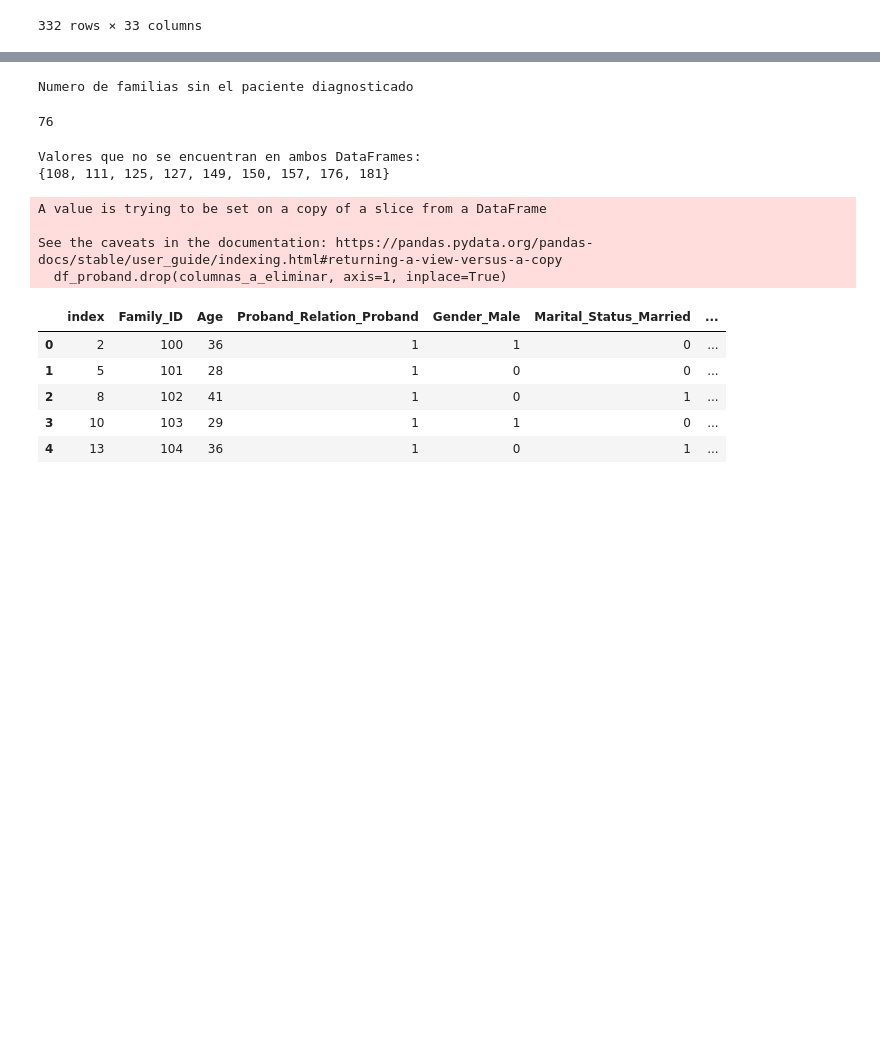
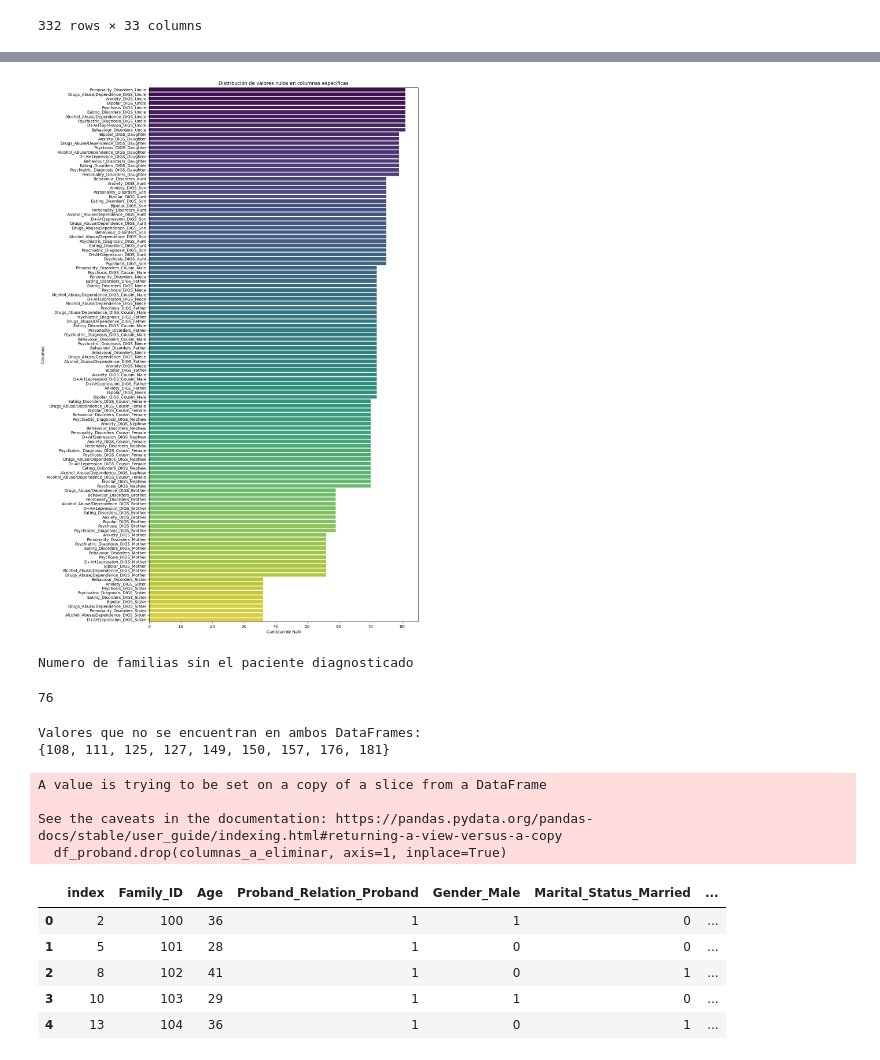
Before and after one commit to A01793101-GMuniz/ProyectoIntegrador, a Jupyter notebook: Avance2_5.ipynb, the cells around one changed output, grey strips where cells are left out. Cells and saved outputs as stored; diff of their text form; code cells hidden in the pictures; blank space fills up the shorter version.

Commit message:
ACTUALIZACION ENTREGA SEMANA

```diff
--- a/Avance2_5.ipynb
+++ b/Avance2_5.ipynb
@@ -434,0 +437,3 @@ df_sinproband.reset_index()
+# %%
+df_sinproband_grafica = df_modelo[df_modelo['Proband_Relation'] != 'Proband']
+df_sinproband_grafica.reset_index()
@@ -434,0 +454,5 @@ df_sinproband.reset_index()
+# %%
+df_proband_grafica = df_modelo[df_modelo['Proband_Relation'] == 'Proband']
+columnas_a_eliminar = ["Religion","Psychiatric_Diagnosis_DIGS", "Psychosis_DIGS", "D+AH1epression_DIGS","Anxiety_DIGS","Bipolar_DIGS","Eating_Disorders_DIGS","Alcohol_Abuse/Dependence_DIGS","Drugs_Abuse/Dependence_DIGS","Behaviour_Disorders","Personality_Disorders"]
+df_proband_grafica.drop(columnas_a_eliminar, axis=1, inplace=True)
+df_proband_grafica=df_proband_grafica.reset_index()
@@ -434,0 +464,78 @@ df_sinproband.reset_index()
+# %%
+# Agrupar por Family_ID y Proband_Relation y combinar los valores de cada columna
+grouped_df_grafica = df_sinproband_grafica.groupby(['Family_ID', 'Proband_Relation']).agg(lambda x: x.tolist()).unstack()
+
+# Reindexar el DataFrame
+grouped_df_grafica = grouped_df_grafica.reset_index()
+
+# Renombrar las columnas
+grouped_df_grafica.columns = [f"{col[0]}_{col[1]}" if col[1] else col[0] for col in grouped_df_grafica.columns]
+# %%
+result_df_grafica = pd.merge(df_proband_grafica, grouped_df_grafica, on='Family_ID', how='left')
+# %%
+# Suponiendo que 'result_df' es el nombre de tu DataFrame
+# result_df = pd.read_csv("nombre_del_archivo.csv")
+columnas_especificas = [
+    'Psychiatric_Diagnosis_DIGS_Aunt', 'Psychiatric_Diagnosis_DIGS_Brother', 'Psychiatric_Diagnosis_DIGS_Cousin_Female',
+    'Psychiatric_Diagnosis_DIGS_Cousin_Male', 'Psychiatric_Diagnosis_DIGS_Daughter', 'Psychiatric_Diagnosis_DIGS_Father',
+    'Psychiatric_Diagnosis_DIGS_Mother', 'Psychiatric_Diagnosis_DIGS_Nephew', 'Psychiatric_Diagnosis_DIGS_Niece',
+    'Psychiatric_Diagnosis_DIGS_Sister', 'Psychiatric_Diagnosis_DIGS_Son', 'Psychiatric_Diagnosis_DIGS_Uncle',
+    'Psychosis_DIGS_Aunt', 'Psychosis_DIGS_Brother', 'Psychosis_DIGS_Cousin_Female', 'Psychosis_DIGS_Cousin_Male',
+    'Psychosis_DIGS_Daughter', 'Psychosis_DIGS_Father', 'Psychosis_DIGS_Mother', 'Psychosis_DIGS_Nephew',
+    'Psychosis_DIGS_Niece', 'Psychosis_DIGS_Sister', 'Psychosis_DIGS_Son', 'Psychosis_DIGS_Uncle',
+    'D+AH1epression_DIGS_Aunt', 'D+AH1epression_DIGS_Brother', 'D+AH1epression_DIGS_Cousin_Female',
+    'D+AH1epression_DIGS_Cousin_Male', 'D+AH1epression_DIGS_Daughter', 'D+AH1epression_DIGS_Father',
+    'D+AH1epression_DIGS_Mother', 'D+AH1epression_DIGS_Nephew', 'D+AH1epression_DIGS_Niece', 'D+AH1epression_DIGS_Sister',
+    'D+AH1epression_DIGS_Son', 'D+AH1epression_DIGS_Uncle', 'Anxiety_DIGS_Aunt', 'Anxiety_DIGS_Brother',
+    'Anxiety_DIGS_Cousin_Female', 'Anxiety_DIGS_Cousin_Male', 'Anxiety_DIGS_Daughter', 'Anxiety_DIGS_Father',
+    'Anxiety_DIGS_Mother', 'Anxiety_DIGS_Nephew', 'Anxiety_DIGS_Niece', 'Anxiety_DIGS_Sister', 'Anxiety_DIGS_Son',
+    'Anxiety_DIGS_Uncle', 'Bipolar_DIGS_Aunt', 'Bipolar_DIGS_Brother', 'Bipolar_DIGS_Cousin_Female',
+    'Bipolar_DIGS_Cousin_Male', 'Bipolar_DIGS_Daughter', 'Bipolar_DIGS_Father', 'Bipolar_DIGS_Mother',
+    'Bipolar_DIGS_Nephew', 'Bipolar_DIGS_Niece', 'Bipolar_DIGS_Sister', 'Bipolar_DIGS_Son', 'Bipolar_DIGS_Uncle',
+    'Eating_Disorders_DIGS_Aunt', 'Eating_Disorders_DIGS_Brother', 'Eating_Disorders_DIGS_Cousin_Female',
+    'Eating_Disorders_DIGS_Cousin_Male', 'Eating_Disorders_DIGS_Daughter', 'Eating_Disorders_DIGS_Father',
+    'Eating_Disorders_DIGS_Mother', 'Eating_Disorders_DIGS_Nephew', 'Eating_Disorders_DIGS_Niece',
+    'Eating_Disorders_DIGS_Sister', 'Eating_Disorders_DIGS_Son', 'Eating_Disorders_DIGS_Uncle',
+    'Alcohol_Abuse/Dependence_DIGS_Aunt', 'Alcohol_Abuse/Dependence_DIGS_Brother',
+    'Alcohol_Abuse/Dependence_DIGS_Cousin_Female', 'Alcohol_Abuse/Dependence_DIGS_Cousin_Male',
+    'Alcohol_Abuse/Dependence_DIGS_Daughter', 'Alcohol_Abuse/Dependence_DIGS_Father',
+    'Alcohol_Abuse/Dependence_DIGS_Mother', 'Alcohol_Abuse/Dependence_DIGS_Nephew',
+    'Alcohol_Abuse/Dependence_DIGS_Niece', 'Alcohol_Abuse/Dependence_DIGS_Sister', 'Alcohol_Abuse/Dependence_DIGS_Son',
+    'Alcohol_Abuse/Dependence_DIGS_Uncle', 'Drugs_Abuse/Dependence_DIGS_Aunt', 'Drugs_Abuse/Dependence_DIGS_Brother',
+    'Drugs_Abuse/Dependence_DIGS_Cousin_Female', 'Drugs_Abuse/Dependence_DIGS_Cousin_Male',
+    'Drugs_Abuse/Dependence_DIGS_Daughter', 'Drugs_Abuse/Dependence_DIGS_Father', 'Drugs_Abuse/Dependence_DIGS_Mother',
+    'Drugs_Abuse/Dependence_DIGS_Nephew', 'Drugs_Abuse/Dependence_DIGS_Niece', 'Drugs_Abuse/Dependence_DIGS_Sister',
+    'Drugs_Abuse/Dependence_DIGS_Son', 'Drugs_Abuse/Dependence_DIGS_Uncle', 'Behaviour_Disorders_Aunt',
+    'Behaviour_Disorders_Brother', 'Behaviour_Disorders_Cousin_Female', 'Behaviour_Disorders_Cousin_Male',
+    'Behaviour_Disorders_Daughter', 'Behaviour_Disorders_Father', 'Behaviour_Disorders_Mother',
+    'Behaviour_Disorders_Nephew', 'Behaviour_Disorders_Niece', 'Behaviour_Disorders_Sister', 'Behaviour_Disorders_Son',
+    'Behaviour_Disorders_Uncle', 'Personality_Disorders_Aunt', 'Personality_Disorders_Brother',
+    'Personality_Disorders_Cousin_Female', 'Personality_Disorders_Cousin_Male', 'Personality_Disorders_Daughter',
+    'Personality_Disorders_Father', 'Personality_Disorders_Mother', 'Personality_Disorders_Nephew',
+    'Personality_Disorders_Niece', 'Personality_Disorders_Sister', 'Personality_Disorders_Son',
+    'Personality_Disorders_Uncle'
+]
+
+# Crear una lista para almacenar los conteos de valores nulos
+conteos_nulos = []
+
+# Iterar sobre cada columna de interés del DataFrame
+for col in columnas_especificas:
+    # Contar los valores nulos en la columna actual y agregar el resultado a la lista
+    cantidad_nulos = result_df_grafica[col].isna().sum()
+    conteos_nulos.append((col, cantidad_nulos))
+
+# Convertir la lista a un DataFrame para facilitar el trazado
+df_conteos_nulos = pd.DataFrame(conteos_nulos, columns=['Columna', 'Cantidad de NaN'])
+
+# Ordenar el DataFrame por la cantidad de NaN para una mejor visualización
+df_conteos_nulos = df_conteos_nulos.sort_values(by='Cantidad de NaN', ascending=False)
+
+# Graficar la distribución de valores nulos
+plt.figure(figsize=(12, 24))
+sns.barplot(x='Cantidad de NaN', y='Columna', data=df_conteos_nulos, palette='viridis')
+plt.title('Distribución de valores nulos en columnas específicas')
+plt.xlabel('Cantidad de NaN')
+plt.ylabel('Columna')
+plt.show()
+# %% [output]
@@ -435,3 +545,4 @@ df_sinproband.reset_index()
+[figure, added]
 # %%
 # Encontramos el numero de Familias en el Data set sin probandos
 print("Numero de familias sin el paciente diagnosticado")
```
Also changed, not shown: parts of 5 cells of this notebook.
